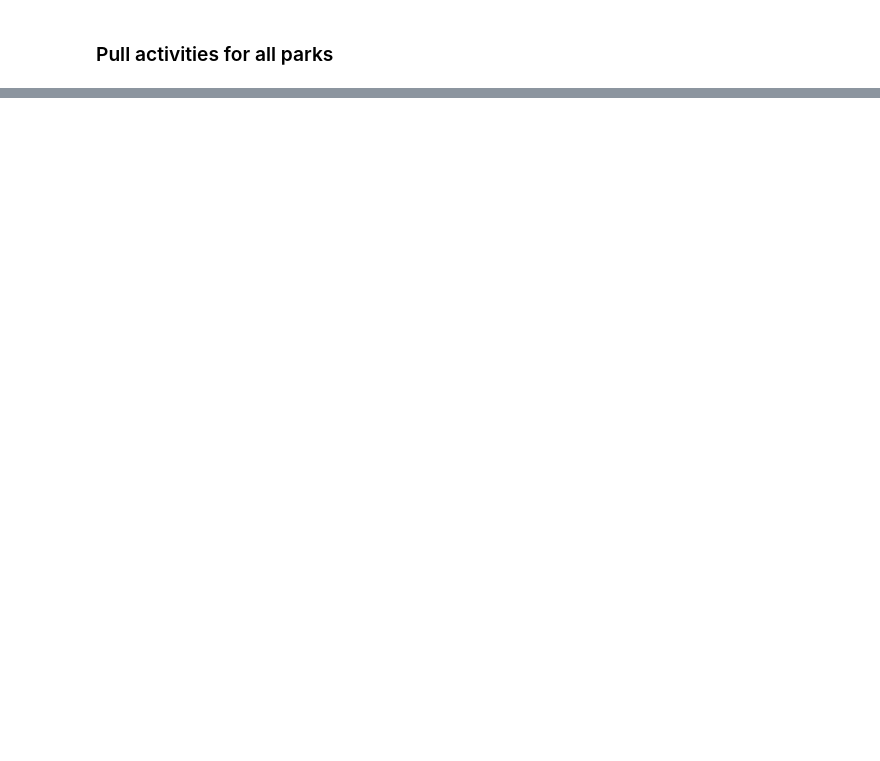
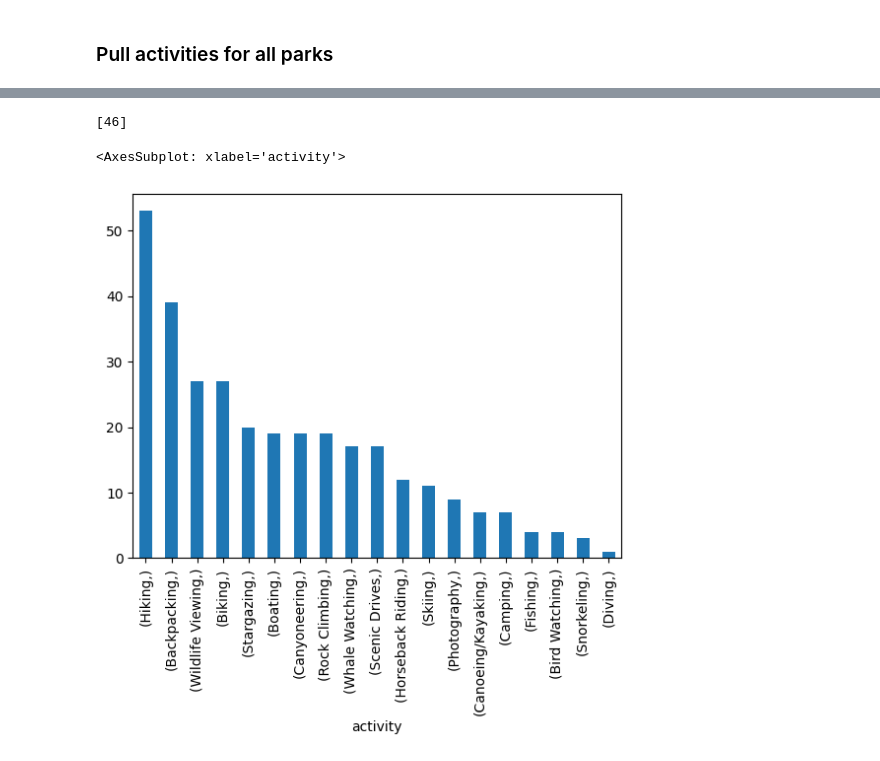
Before and after one commit to l-ching/Capstone-Project, a Jupyter notebook: activities_scraper.ipynb, the cells around one changed output, grey strips where cells are left out. Drawn from its saved outputs; the diff is of its cells as text; code cells hidden in the pictures; blank space fills up the shorter version.

```diff
--- a/activities_scraper.ipynb
+++ b/activities_scraper.ipynb
@@ -187,0 +273,38 @@ activities_df
+# %%
+def get_clean_activities(original_activities):
+    cleaned_activities = []
+    hike = ['hik', 'trail']
+    drive = ['drive', 'auto', 'car']
+    stars = ['star', 'night']
+    canoe = ['canoe', 'kayak']
+    bike = ['bik', 'cycl']
+    patterns = ['backpack',  'camp', 'canyon', 'horse', 'photo', 'rock', 'boat', 'wildlife', 'fish', 'snorkel', 'diving', 'whale', 'bird', 'ski', 'backcountry']
+
+    match = ['Hiking', 'Backpacking', 'Camping', 'Canyoneering', 'Horseback Riding', 'Photography', 'Rock Climbing',
+            'Boating', 'Wildlife Viewing', 'Fishing', 'Snorkeling', 'Diving', 'Whale Watching', 'Bird Watching',
+            'Skiing', 'Backcountry Camping']
+
+    for i in original_activities:
+        for x in range(len(patterns)):
+
+            if any(patterns[x] in s for s in i.lower().split()):
+                cleaned_activities.append(match[x])
+
+            elif any(s in i.lower() for s in hike):
+                cleaned_activities.append('Hiking')
+
+            elif any(s in i.lower() for s in drive):
+                cleaned_activities.append('Scenic Drives')
+
+            elif any(s in i.lower() for s in stars):
+                cleaned_activities.append('Stargazing')
+
+            elif any(s in i.lower() for s in canoe):
+                cleaned_activities.append('Canoeing/Kayaking')
+
+            elif any(s in i.lower() for s in bike):
+                cleaned_activities.append('Biking')
+    return list(set(cleaned_activities))
+# %%
+activities_df['cleaned'] = activities_df.apply(lambda x: get_clean_activities(x.activities), axis = 1)
+activities_df
@@ -187,0 +325,27 @@ activities_df
+# %%
+# check other websites for Outdoor Activities
+
+def check_act(row):
+    list_prks = []
+    for i in row:
+        if 'Outdoor' in i:
+            list_prks.append(i)
+    return list_prks
+
+ind = []
+for i in range(len(activities_df)):
+    outdoor = check_act(activities_df.iloc[i].activities)
+    if outdoor != []:
+        ind.append(i)
+ind
+# %% [output]
+[46]
+# %%
+list_act = [x for sublist in activities_df.cleaned.tolist() for x in sublist]
+
+count_activities = pd.DataFrame()
+count_activities['activity'] = [x for sublist in activities_df.cleaned.tolist() for x in sublist]
+count_activities.value_counts().plot(kind='bar')
+# %% [output]
+<AxesSubplot: xlabel='activity'>
+[figure, added]
```
Also changed, not shown: parts of 32 cells of this notebook.
